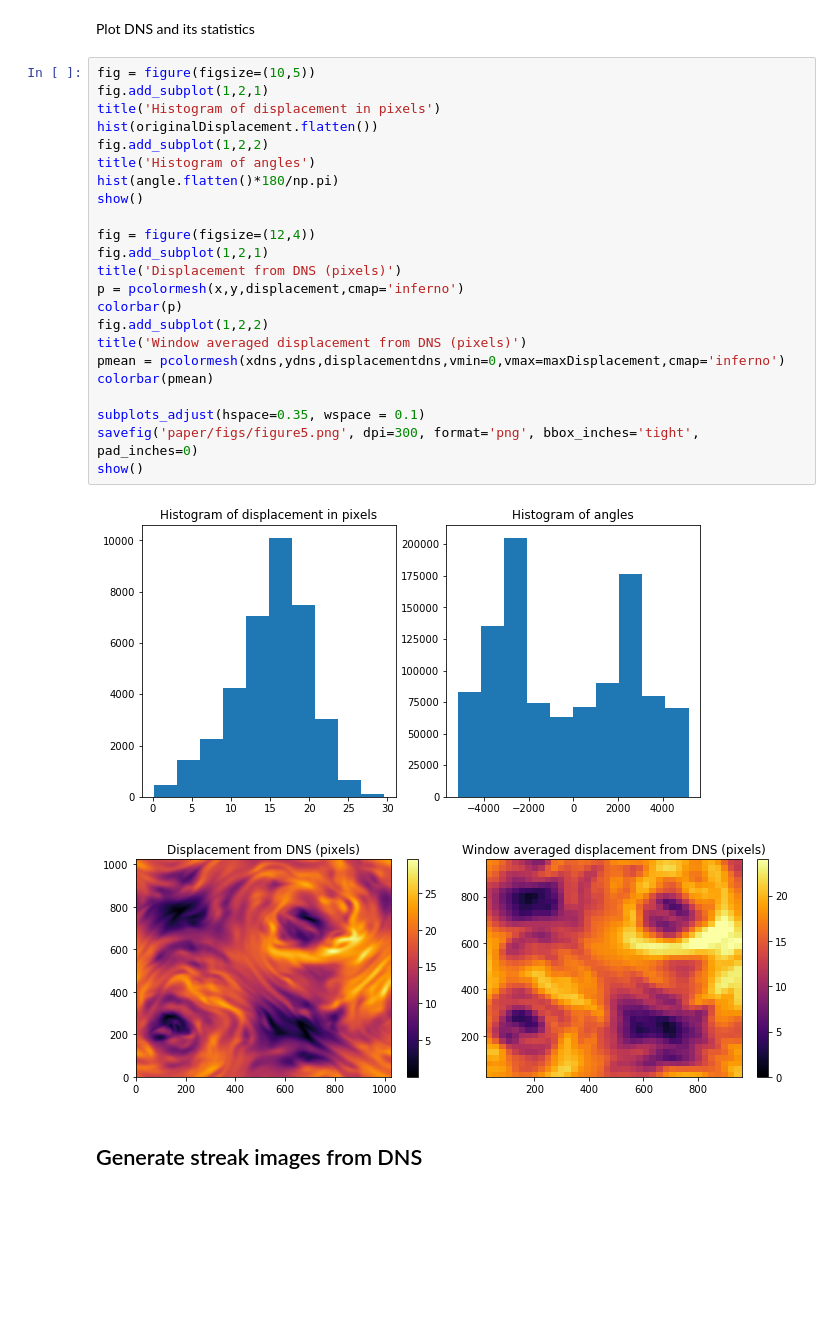
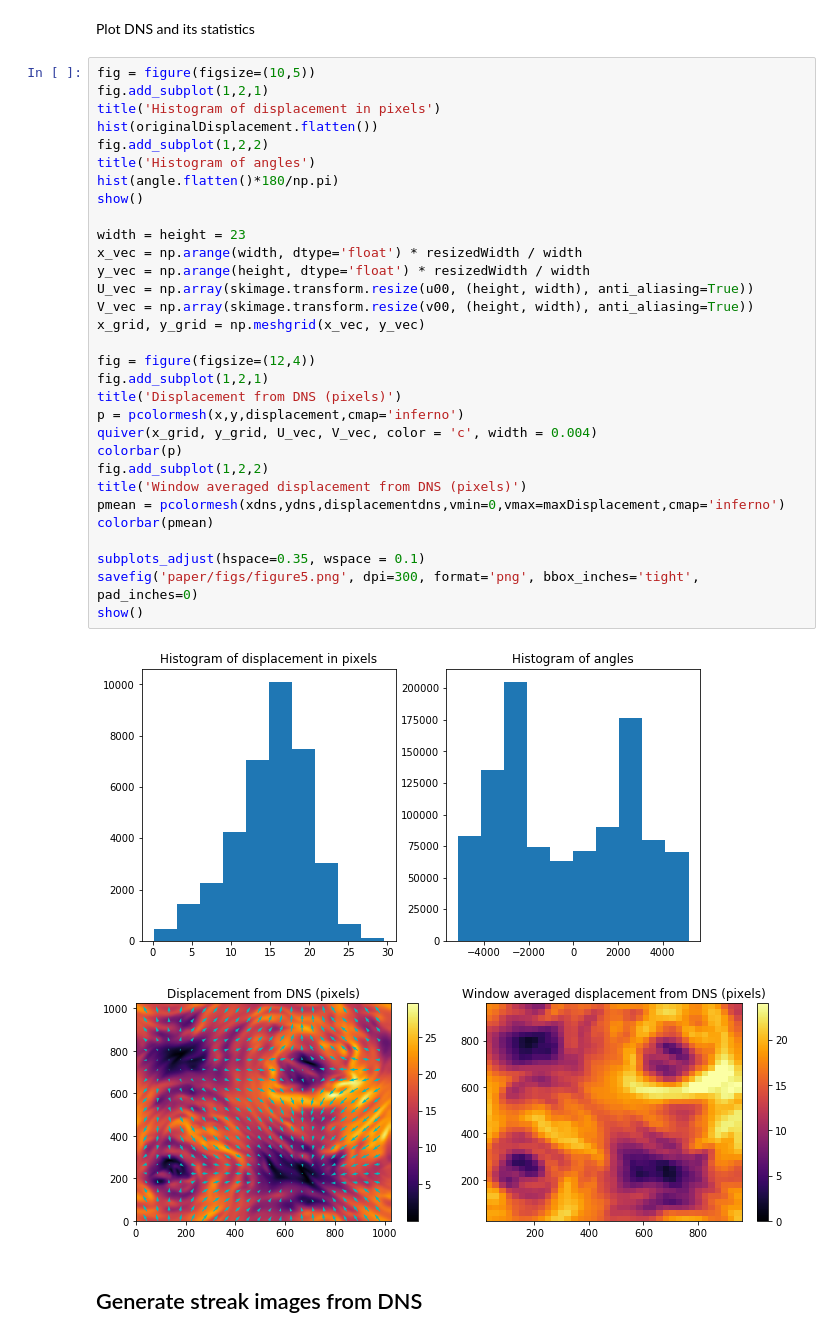
Before and after one commit to agrayver/streakcnn, a Jupyter notebook: test_CNN_on_DNS_pytorch.ipynb, the cells around one changed output. Cells and saved outputs as stored; diff of their text form; blank space fills up the shorter version.

```diff
--- a/test_CNN_on_DNS_pytorch.ipynb
+++ b/test_CNN_on_DNS_pytorch.ipynb
@@ -141,29 +140,37 @@ Plot DNS and its statistics
 # %%
 fig = figure(figsize=(10,5))
 fig.add_subplot(1,2,1)
 title('Histogram of displacement in pixels')
 hist(originalDisplacement.flatten())
 fig.add_subplot(1,2,2)
 title('Histogram of angles')
 hist(angle.flatten()*180/np.pi)
 show()
 
+width = height = 23
+x_vec = np.arange(width, dtype='float') * resizedWidth / width
+y_vec = np.arange(height, dtype='float') * resizedWidth / width
+U_vec = np.array(skimage.transform.resize(u00, (height, width), anti_aliasing=True))
+V_vec = np.array(skimage.transform.resize(v00, (height, width), anti_aliasing=True))
+x_grid, y_grid = np.meshgrid(x_vec, y_vec)
+
 fig = figure(figsize=(12,4))
 fig.add_subplot(1,2,1)
 title('Displacement from DNS (pixels)')
 p = pcolormesh(x,y,displacement,cmap='inferno')
+quiver(x_grid, y_grid, U_vec, V_vec, color = 'c', width = 0.004)
 colorbar(p)
 fig.add_subplot(1,2,2)
 title('Window averaged displacement from DNS (pixels)')
 pmean = pcolormesh(xdns,ydns,displacementdns,vmin=0,vmax=maxDisplacement,cmap='inferno')
 colorbar(pmean)
 
 subplots_adjust(hspace=0.35, wspace = 0.1)
 savefig('paper/figs/figure5.png', dpi=300, format='png', bbox_inches='tight', pad_inches=0)
 show()
 # %% [output]
 [figure]
-[figure, old version]
+[figure, new version]
 # %% [markdown]
 ## Generate streak images from DNS
 # %%
```
Also changed, not shown: parts of 1 cell of this notebook, 5 other files.
